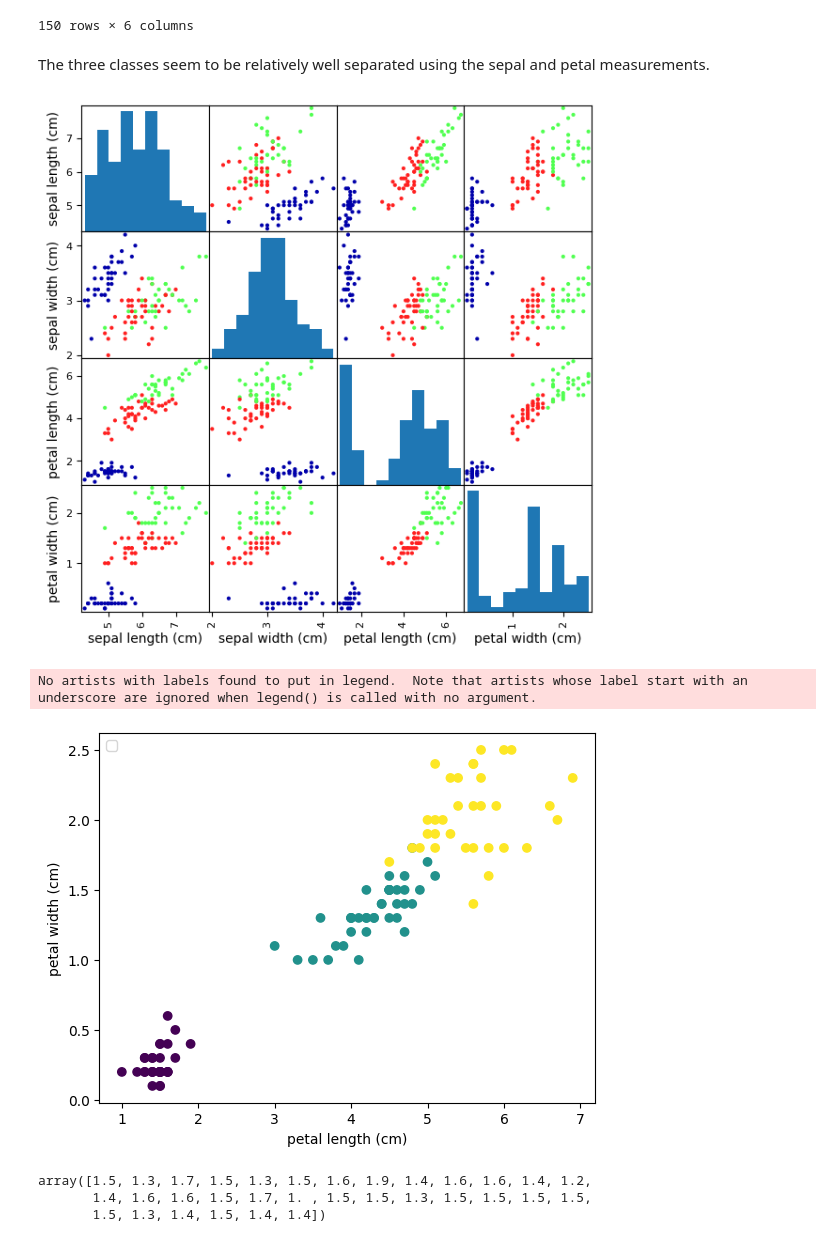
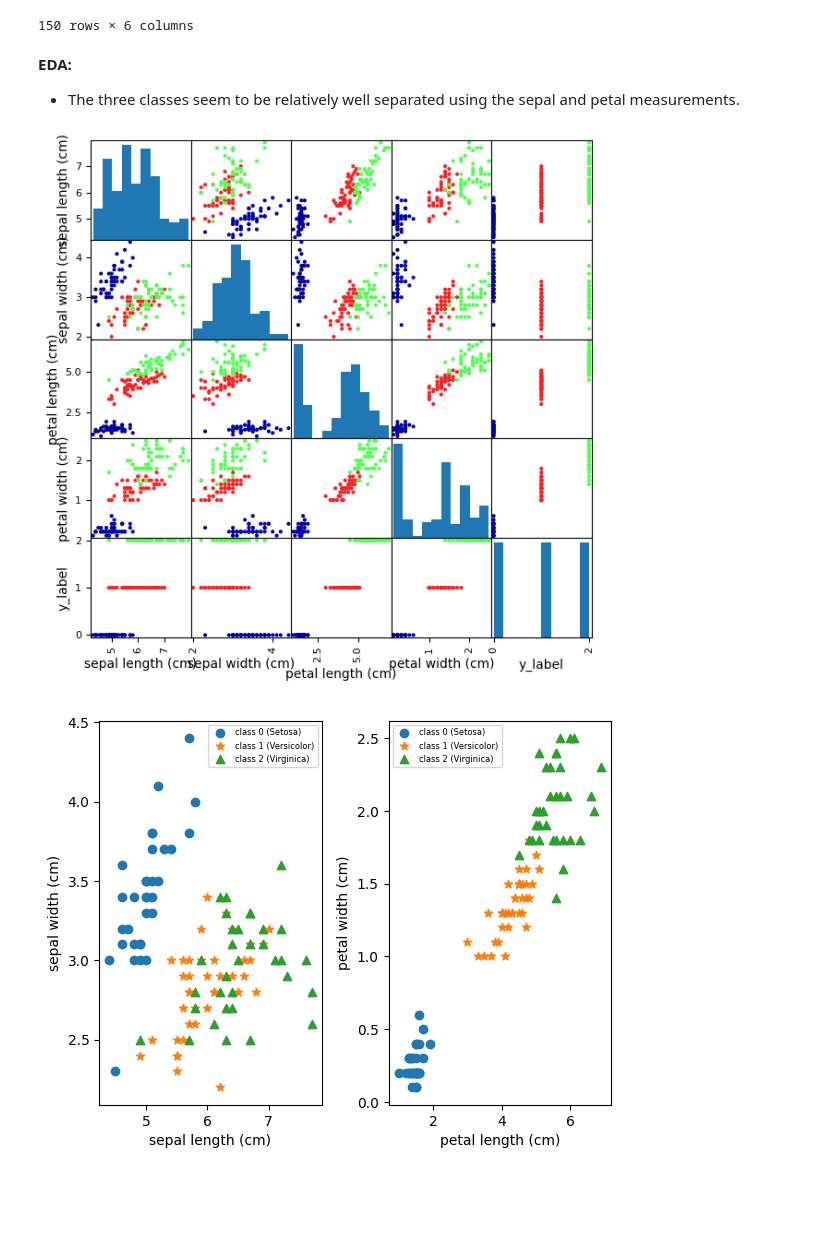
Before and after one commit to pquynhvu/ML, a Jupyter notebook: supervised-learning/knn.ipynb, the cells around one changed output. Cells and saved outputs as stored; diff of their text form; code cells hidden in the pictures; blank space fills up the shorter version.

```diff
--- a/supervised-learning/knn.ipynb
+++ b/supervised-learning/knn.ipynb
@@ -62,35 +65,40 @@ X_iris_train, X_iris_test, y_iris_train, y_iris_test = train_test_split(X_iris,
 # %% [markdown]
-The three classes seem to be relatively well separated using the sepal and petal measurements.
+**EDA:**
+
+* The three classes seem to be relatively well separated using the sepal and petal measurements.
 # %%
-X_train, X_test, y_train, y_test = train_test_split(iris['data'], iris['target'], random_state=100)
-
-iris_train_df = pd.DataFrame(X_train, columns=iris['feature_names'] )
-
-grr = pd.plotting.scatter_matrix(iris_train_df,
-                                 alpha = 1,          # amount of transparency
+grr = pd.plotting.scatter_matrix(iris_df,
+                                 alpha = 1,                # amount of transparency
                                  figsize = (7, 7),
                                  marker = '.',
-                                 c = y_train,        # color by types of iris species
-                                 cmap = mglearn.cm3) # colormap
+                                 c = iris_df['y_label'],   # color by types of iris species
+                                 cmap = mglearn.cm3)       # colormap
 # %% [output]
-[figure, old version]
+[figure, new version]
 # %%
-#plt.scatter(X_iris_train[y_iris_train == 0, 0], X_iris_train[y_iris_train == 0, 1], marker='o', label='class 0 (Setosa)')
-#plt.scatter(X_iris_train[y_iris_train == 1, 0], X_iris_train[y_iris_train == 1, 1], marker='^', label='class 1 (Versicolor)')
-#plt.scatter(X_iris_train[y_iris_train == 2, 0], X_iris_train[y_iris_train == 2, 1], marker='s', label='class 2 (Virginica)')
+plt.subplot(1, 2, 1)
+plt.scatter(X_iris_train[y_iris_train==0][:, 0], X_iris_train[y_iris_train==0][:, 1],  marker='o', label='class 0 (Setosa)')
+plt.scatter(X_iris_train[y_iris_train==1][:, 0], X_iris_train[y_iris_train==1][:, 1],  marker='*', label='class 1 (Versicolor)')
+plt.scatter(X_iris_train[y_iris_train==2][:, 0], X_iris_train[y_iris_train==2][:, 1],  marker='^', label='class 2 (Virginica)')
 
-plt.scatter(X_iris_train[:, 0], X_iris_train[:, 1], c=y_iris_train)
+plt.xlabel('sepal length (cm)')
+plt.ylabel('sepal width (cm)')
+plt.legend(loc='upper right', fontsize = 6)
+
+# plt.scatter(X_iris_train[y_iris_train == 0, 0], X_iris_train[y_iris_train == 0, 1], marker='o', label='class 0 (Setosa)')
+# plt.scatter(X_iris_train[y_iris_train == 1, 0], X_iris_train[y_iris_train == 1, 1], marker='^', label='class 1 (Versicolor)')
+# plt.scatter(X_iris_train[y_iris_train == 2, 0], X_iris_train[y_iris_train == 2, 1], marker='s', label='class 2 (Virginica)')
+
+plt.subplot(1, 2, 2)
+plt.scatter(X_iris_train[y_iris_train==0][:, 2], X_iris_train[y_iris_train==0][:, 3],  marker='o', label='class 0 (Setosa)')
+plt.scatter(X_iris_train[y_iris_train==1][:, 2], X_iris_train[y_iris_train==1][:, 3],  marker='*', label='class 1 (Versicolor)')
+plt.scatter(X_iris_train[y_iris_train==2][:, 2], X_iris_train[y_iris_train==2][:, 3],  marker='^', label='class 2 (Virginica)')
 
 plt.xlabel('petal length (cm)')
 plt.ylabel('petal width (cm)')
-plt.legend(loc='upper left')
+plt.legend(loc='upper left', fontsize = 6)
 
+plt.subplots_adjust(left=0.1, bottom=0.1, right=0.9, top=0.9, wspace=0.3, hspace=0.3)
 plt.show()
-
-display(X_iris_train[y_iris_train == 0][:, 0])
 # %% [output]
-No artists with labels found to put in legend.  Note that artists whose label start with an underscore are ignored when legend() is called with no argument.
-[figure, old version]
+[figure, new version]
-array([1.5, 1.3, 1.7, 1.5, 1.3, 1.5, 1.6, 1.9, 1.4, 1.6, 1.6, 1.4, 1.2,
-       1.4, 1.6, 1.6, 1.5, 1.7, 1. , 1.5, 1.5, 1.3, 1.5, 1.5, 1.5, 1.5,
-       1.5, 1.3, 1.4, 1.5, 1.4, 1.4])
```
Also changed, not shown: parts of 30 cells of this notebook.
